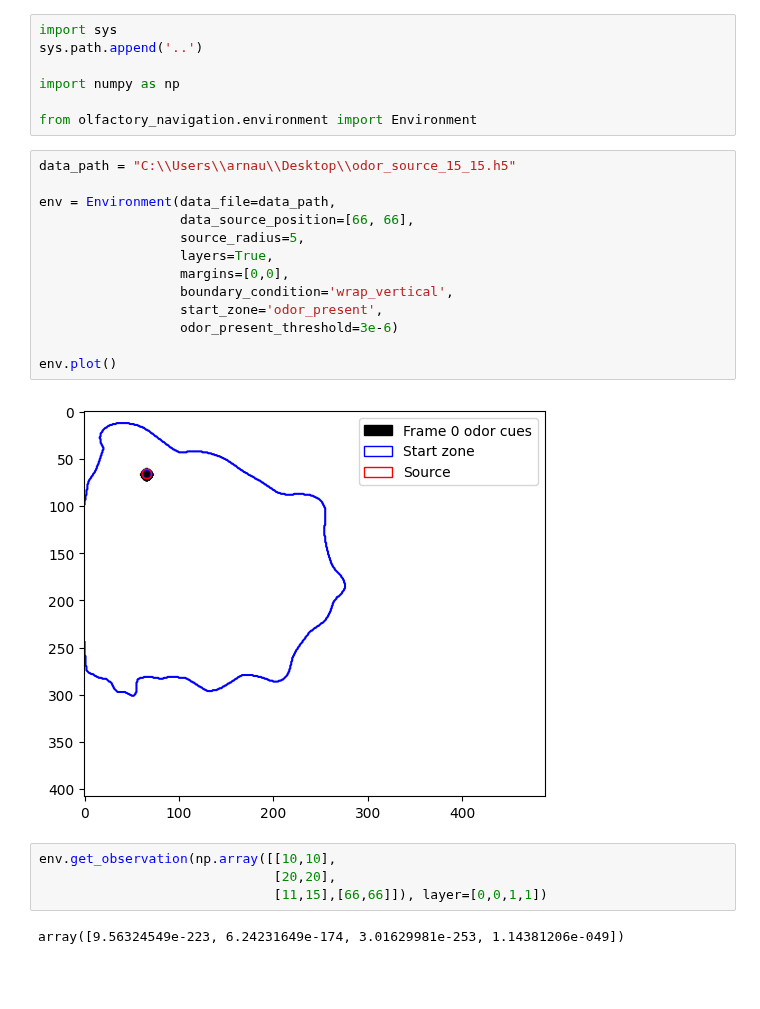
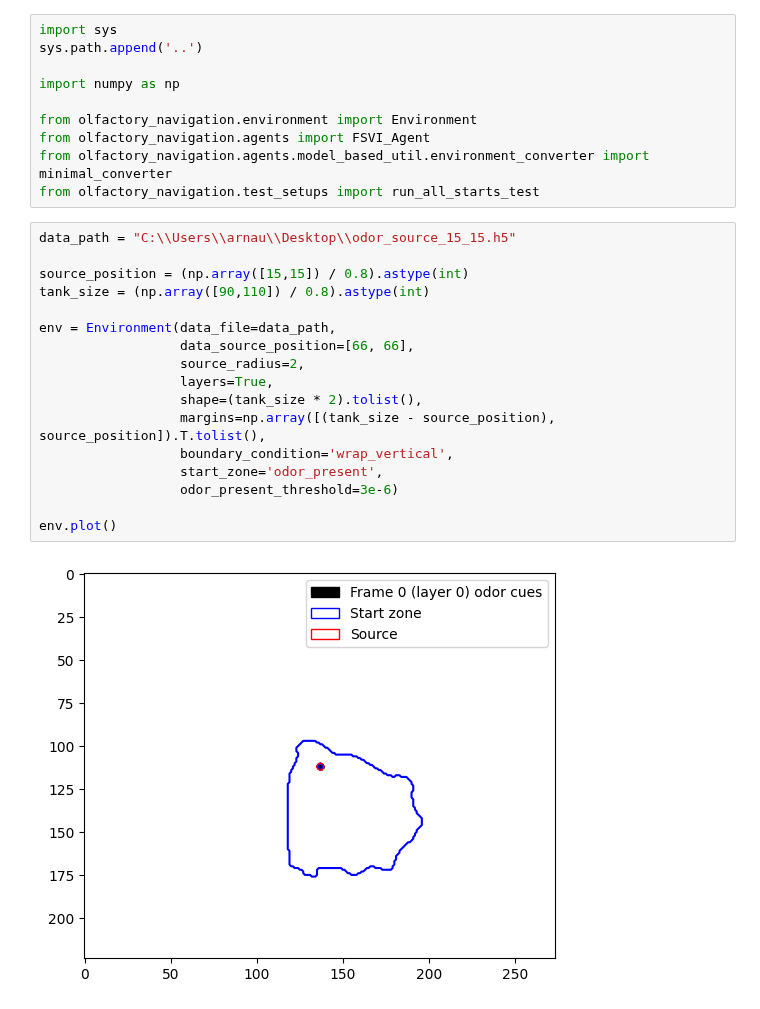
Before and after one commit to PimLb/olfactory-navigation, a Jupyter notebook: experiments/pomdp_agent_layered_model.ipynb, the cells around one changed output. Saved outputs shown, nothing was run; the diff lists cells and outputs as text; blank space fills up the shorter version.

Commit message:
Fixes for layered environments

```diff
--- a/experiments/pomdp_agent_layered_model.ipynb
+++ b/experiments/pomdp_agent_layered_model.ipynb
@@ -5,24 +5,25 @@ sys.path.append('..')
 import numpy as np
 
 from olfactory_navigation.environment import Environment
+from olfactory_navigation.agents import FSVI_Agent
+from olfactory_navigation.agents.model_based_util.environment_converter import minimal_converter
+from olfactory_navigation.test_setups import run_all_starts_test
 # %%
 data_path = "C:\\Users\\arnau\\Desktop\\odor_source_15_15.h5"
 
+source_position = (np.array([15,15]) / 0.8).astype(int)
+tank_size = (np.array([90,110]) / 0.8).astype(int)
+
 env = Environment(data_file=data_path,
                   data_source_position=[66, 66],
-                  source_radius=5,
+                  source_radius=2,
                   layers=True,
-                  margins=[0,0],
+                  shape=(tank_size * 2).tolist(),
+                  margins=np.array([(tank_size - source_position), source_position]).T.tolist(),
                   boundary_condition='wrap_vertical',
                   start_zone='odor_present',
                   odor_present_threshold=3e-6)
 
 env.plot()
 # %% [output]
-[figure, old version]
+[figure, new version]
-# %%
-env.get_observation(np.array([[10,10],
-                              [20,20],
-                              [11,15],[66,66]]), layer=[0,0,1,1])
-# %% [output]
-array([9.56324549e-223, 6.24231649e-174, 3.01629981e-253, 1.14381206e-049])
```
Also changed, not shown: parts of 5 cells of this notebook, 4 other files.
